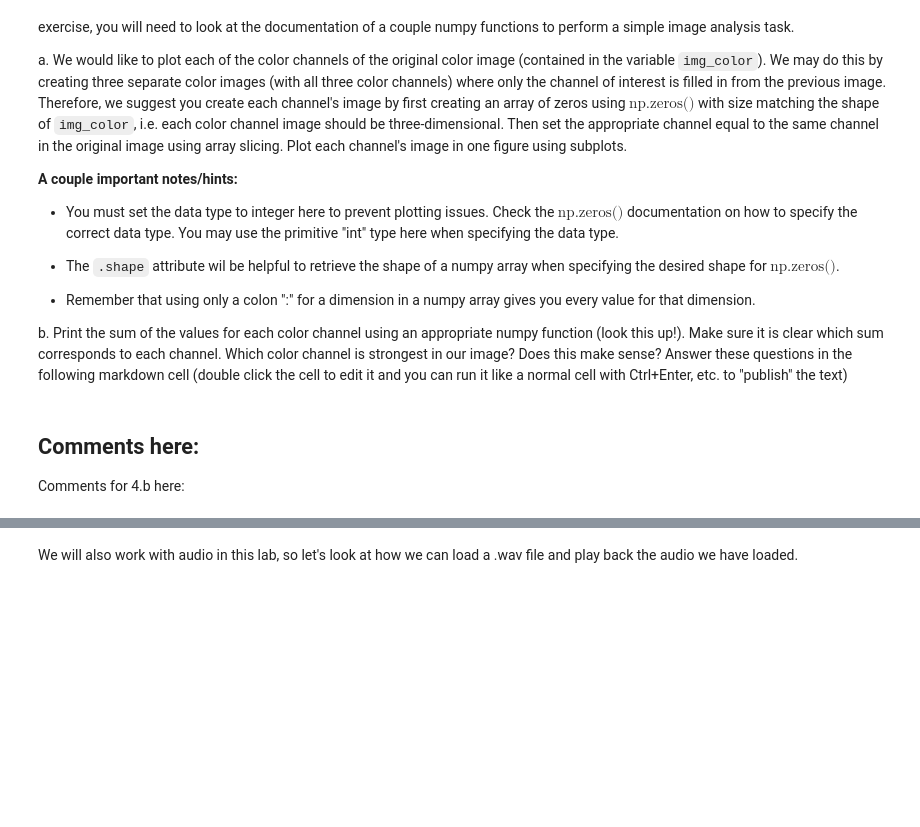
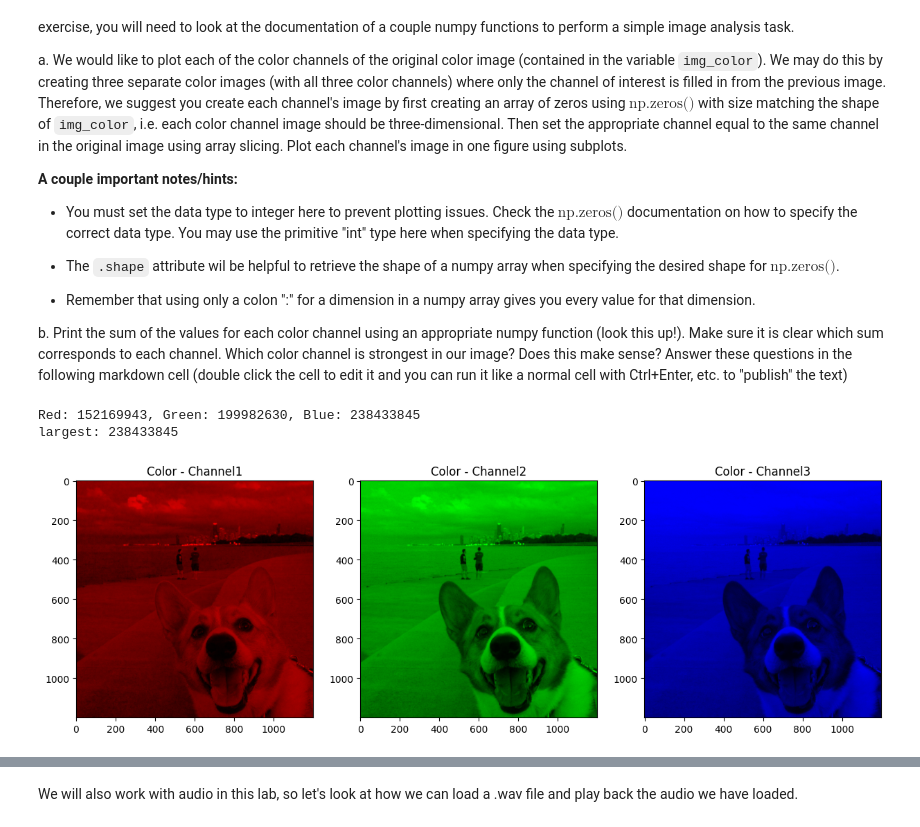
Before and after one commit to WilliamWei1126/SP26Class, a Jupyter notebook: ECE 311/Lab1/Lab1.ipynb, the cells around one changed output, grey strips where cells are left out. Drawn from its saved outputs; the diff is of its cells as text; code cells hidden in the pictures; blank space fills up the shorter version.

```diff
--- a/ECE 311/Lab1/Lab1.ipynb
+++ b/ECE 311/Lab1/Lab1.ipynb
@@ -383,17 +508,38 @@ b. Print the sum of the values for each color channel using an appropriate numpy
 # %%
 # Code for Exercise 4.a:
 # Suggested outline
 # (1) Initialize arrays of zeros for each of the three color channels,
 # you should have three 3-dimensional zero arrays, don't forget to set the data type to int!
+R = np.zeros(img_color.shape, dtype=int)
+G = np.zeros(img_color.shape, dtype=int)
+B = np.zeros(img_color.shape, dtype=int)
 
 # (2) For each color channel, use array slicing to extract that color channel's values from the original image
 # and place these values in the same corresponding color channel. For example, place the green channel values in
 # the green channel of your blank green channel image from step (1).
 
+R[:,:,0] = img_color[:,:,0]
+G[:,:,1] = img_color[:,:,1]
+B[:,:,2] = img_color[:,:,2]
+
 # (3) Plot!
-
+plt.figure(figsize=(15,9))
+plt.subplot(131)
+plt.imshow(R)
+plt.title('Color - Channel1')
+plt.subplot(132)
+plt.imshow(G)
+plt.title('Color - Channel2')
+plt.subplot(133)
+plt.imshow(B)
+plt.title('Color - Channel3')
 # Code for Exercise 4.b:
+RS = np.sum(R)
+GS = np.sum(G)
+BS = np.sum(B)
+print('Red: {}, Green: {}, Blue: {}'.format(RS,GS,BS))
+print('largest: {}'.format(max(RS, GS, BS)))
+# %% [output]
+Red: 152169943, Green: 199982630, Blue: 238433845
+largest: 238433845
+[figure, added]
-# %% [markdown]
-## Comments here:
-
-Comments for 4.b here:
```
Also changed, not shown: parts of 24 cells of this notebook.
